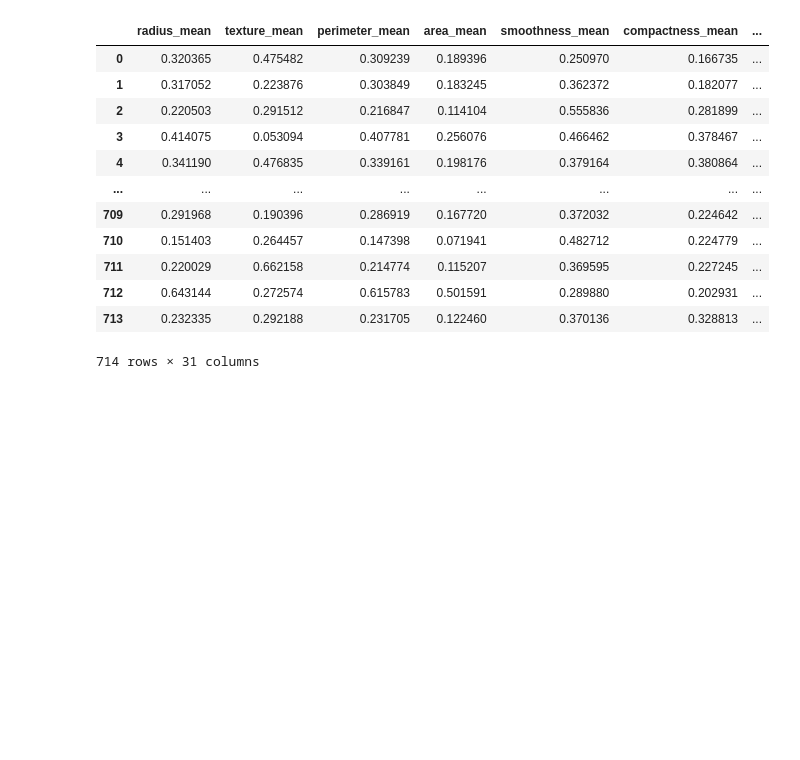
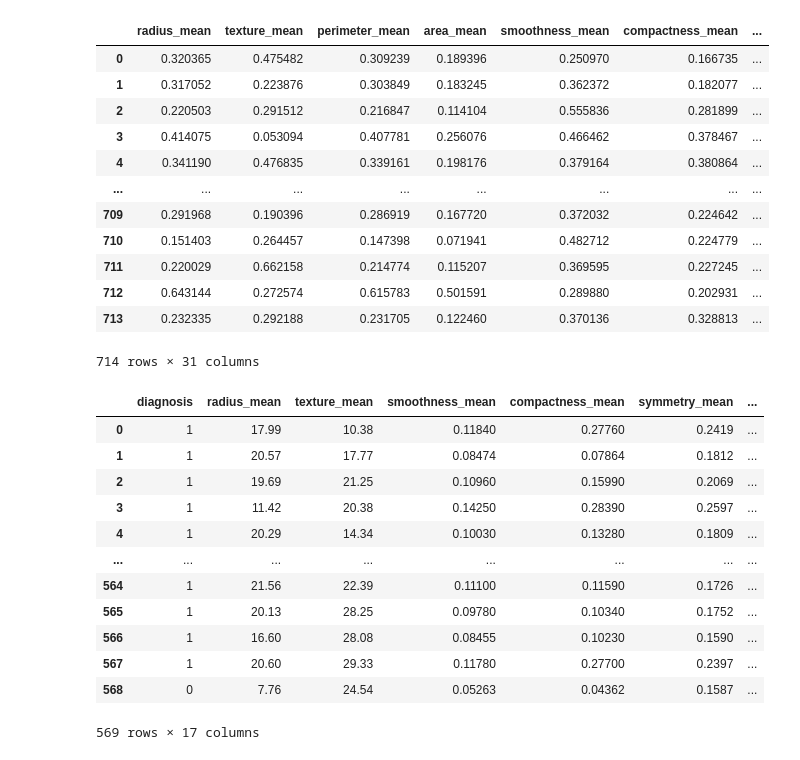
Before and after one commit to Esraa-alii/Diagnosis-of-Breast-Cancer, a Jupyter notebook: code.ipynb, the cells around one changed output. Drawn from its saved outputs; the diff is of its cells as text; code cells hidden in the pictures; blank space fills up the shorter version.

```diff
--- a/code.ipynb
+++ b/code.ipynb
@@ -171,4 +172,38 @@ df_scaled
 | 712 | 0.643144 | 0.272574 | 0.615783 | 0.501591 | 0.289880 | 0.202931 | ... |
 | 713 | 0.232335 | 0.292188 | 0.231705 | 0.122460 | 0.370136 | 0.328813 | ... |
 714 rows × 31 columns
+# %%
+# Calculate the correlation matrix
+correlation_matrix = df_scaled.corr()
+
+# Create a mask to identify highly correlated features
+highly_correlated_mask = np.triu(np.ones(correlation_matrix.shape), k=1).astype(bool)
+highly_correlated_features = (correlation_matrix.abs() > 0.8) & highly_correlated_mask
+
+# Identify pairs of features to drop
+features_to_drop = set()
+for i in range(len(highly_correlated_features.columns)):
+    correlated_feature = highly_correlated_features.columns[i]
+    for j in range(i):
+        if highly_correlated_features.iloc[j, i]:
+            features_to_drop.add(correlated_feature)
+
+# Drop the identified features
+df_scaled = df.drop(columns=features_to_drop)
+
+df_scaled
+# %% [output]
+|  | diagnosis | radius_mean | texture_mean | smoothness_mean | compactness_mean | symmetry_mean | ... |
+| 0 | 1 | 17.99 | 10.38 | 0.11840 | 0.27760 | 0.2419 | ... |
+| 1 | 1 | 20.57 | 17.77 | 0.08474 | 0.07864 | 0.1812 | ... |
+| 2 | 1 | 19.69 | 21.25 | 0.10960 | 0.15990 | 0.2069 | ... |
+| 3 | 1 | 11.42 | 20.38 | 0.14250 | 0.28390 | 0.2597 | ... |
+| 4 | 1 | 20.29 | 14.34 | 0.10030 | 0.13280 | 0.1809 | ... |
+| ... | ... | ... | ... | ... | ... | ... | ... |
+| 564 | 1 | 21.56 | 22.39 | 0.11100 | 0.11590 | 0.1726 | ... |
+| 565 | 1 | 20.13 | 28.25 | 0.09780 | 0.10340 | 0.1752 | ... |
+| 566 | 1 | 16.60 | 28.08 | 0.08455 | 0.10230 | 0.1590 | ... |
+| 567 | 1 | 20.60 | 29.33 | 0.11780 | 0.27700 | 0.2397 | ... |
+| 568 | 0 | 7.76 | 24.54 | 0.05263 | 0.04362 | 0.1587 | ... |
+569 rows × 17 columns
 # %%
```
Also changed, not shown: parts of 3 cells of this notebook.
